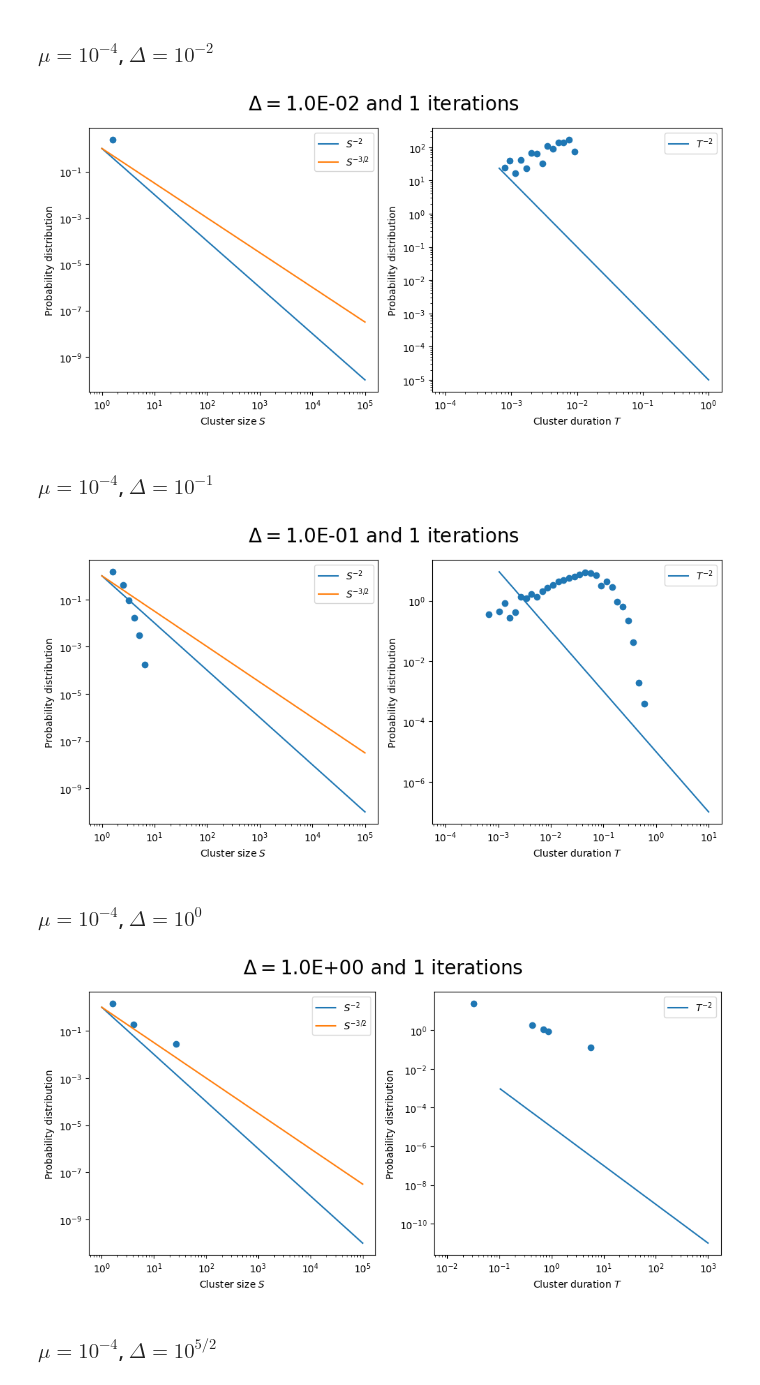
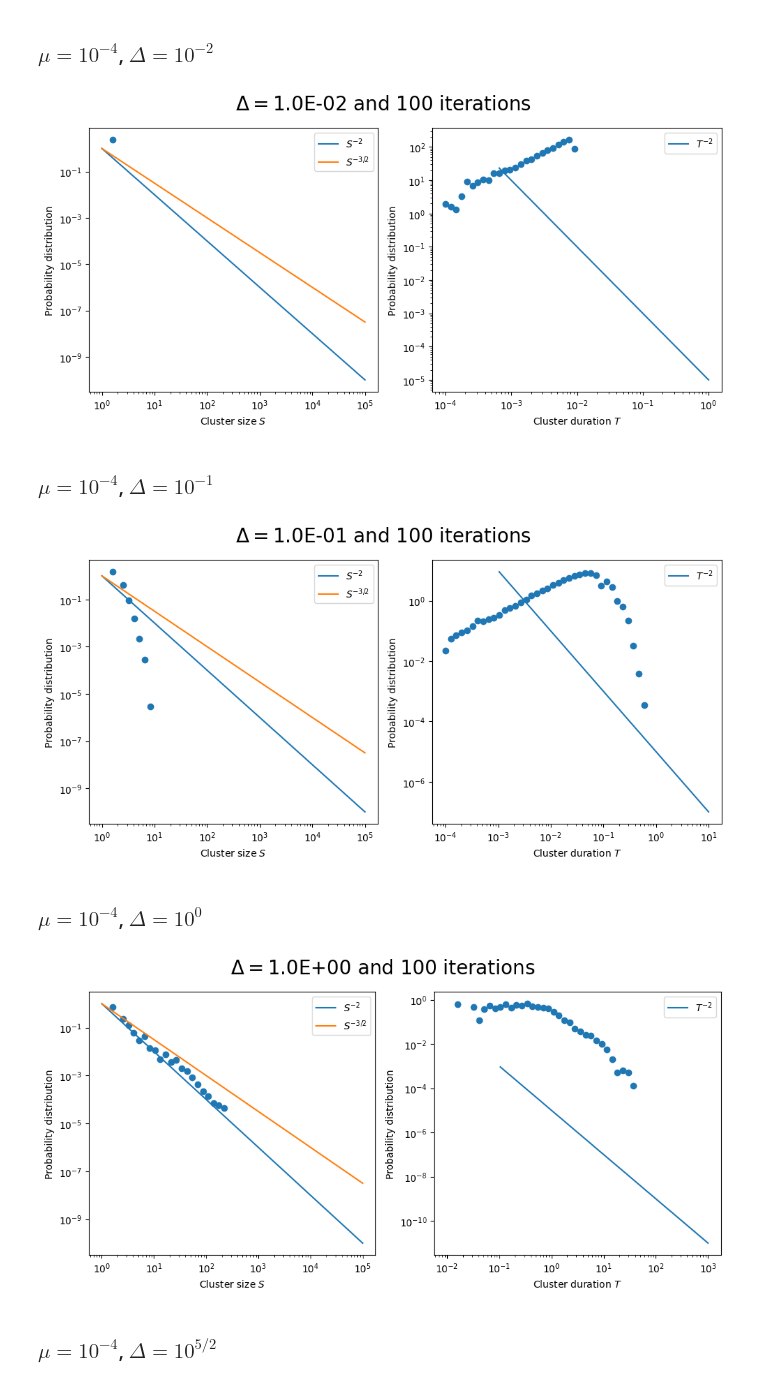
Before and after one commit to RivasAntonio/TFM, a Jupyter notebook: Códigos/Hawkes/Pruebas_modelo.ipynb, the cells around one changed output. Drawn from its saved outputs; the diff is of its cells as text; code cells hidden in the pictures.

Commit message:
Añadido clustersize*delta y pruebas nee=1

```diff
--- a/Códigos/Hawkes/Pruebas_modelo.ipynb
+++ b/Códigos/Hawkes/Pruebas_modelo.ipynb
@@ -1343,7 +1345,7 @@ fig.tight_layout()
 # %% [markdown]
 ### $\mu=10^{-4}$,  $\Delta=10^{-2}$
 # %%
-R = 10**0
+R = 10**2
 K = 10**5
 n = 1
 mu = 10**-4
@@ -1356,8 +1358,8 @@ for _ in range(R):
     _, cluster_sizes, cluster_times = identify_clusters_model(times, delta)
     all_cluster_sizes.extend(cluster_sizes)
     all_cluster_times.extend(cluster_times)
-#np.save(f'./data/model_n_EE=1_cluster_sizes_delta={delta:.1E}_R={R}_mu={mu:.1E}', all_cluster_sizes)
-#np.save(f'./data/model_n_EE=1_cluster_times_delta={delta:.1E}_R={R}_mu={mu:.1E}', all_cluster_times)
+np.save(f'./data/model_n_EE=1_cluster_sizes_delta={delta:.1E}_R={R}_mu={mu:.1E}', all_cluster_sizes)
+np.save(f'./data/model_n_EE=1_cluster_times_delta={delta:.1E}_R={R}_mu={mu:.1E}', all_cluster_times)
 
 
 s_bins = np.logspace(0, 5, num = 50, base = 10)
@@ -1394,11 +1396,11 @@ fig.suptitle(f'$\Delta=${delta:.1E} and ${R}$ iterations', fontsize=20)
 
 fig.tight_layout()
 # %% [output]
-[figure, old version]
+[figure, new version]
 # %% [markdown]
 ### $\mu=10^{-4}$,  $\Delta=10^{-1}$
 # %%
-R = 10**0
+R = 10**2
 K = 10**5
 n = 1
 mu = 10**-4
@@ -1411,8 +1413,8 @@ for _ in range(R):
     _, cluster_sizes, cluster_times = identify_clusters_model(times, delta)
     all_cluster_sizes.extend(cluster_sizes)
     all_cluster_times.extend(cluster_times)
-#np.save(f'./data/model_n_EE=1_cluster_sizes_delta={delta:.1E}_R={R}_mu={mu:.1E}', all_cluster_sizes)
-#np.save(f'./data/model_n_EE=1_cluster_times_delta={delta:.1E}_R={R}_mu={mu:.1E}', all_cluster_times)
+np.save(f'./data/model_n_EE=1_cluster_sizes_delta={delta:.1E}_R={R}_mu={mu:.1E}', all_cluster_sizes)
+np.save(f'./data/model_n_EE=1_cluster_times_delta={delta:.1E}_R={R}_mu={mu:.1E}', all_cluster_times)
 
 
 s_bins = np.logspace(0, 5, num = 50, base = 10)
@@ -1449,11 +1451,11 @@ fig.suptitle(f'$\Delta=${delta:.1E} and ${R}$ iterations', fontsize=20)
 
 fig.tight_layout()
 # %% [output]
-[figure, old version]
+[figure, new version]
 # %% [markdown]
 ### $\mu=10^{-4}$,  $\Delta=10^{0}$
 # %%
-R = 10**0
+R = 10**2
 K = 10**5
 n = 1
 mu = 10**-4
@@ -1466,8 +1468,8 @@ for _ in range(R):
     _, cluster_sizes, cluster_times = identify_clusters_model(times, delta)
     all_cluster_sizes.extend(cluster_sizes)
     all_cluster_times.extend(cluster_times)
-#np.save(f'./data/model_n_EE=1_cluster_sizes_delta={delta:.1E}_R={R}_mu={mu:.1E}', all_cluster_sizes)
-#np.save(f'./data/model_n_EE=1_cluster_times_delta={delta:.1E}_R={R}_mu={mu:.1E}', all_cluster_times)
+np.save(f'./data/model_n_EE=1_cluster_sizes_delta={delta:.1E}_R={R}_mu={mu:.1E}', all_cluster_sizes)
+np.save(f'./data/model_n_EE=1_cluster_times_delta={delta:.1E}_R={R}_mu={mu:.1E}', all_cluster_times)
 
 
 s_bins = np.logspace(0, 5, num = 50, base = 10)
@@ -1477,34 +1479,34 @@ y_t = t_bins**(-2)*10**-5
 y_s2 = s_bins**(-3/2)
 
 fig = plt.figure(figsize=(10, 5))
 axgrid = fig.add_gridspec(1,2)
 ax0 = fig.add_subplot(axgrid[0,0])
 ax1 = fig.add_subplot(axgrid[0,1])
 
 s_hist = np.histogram(all_cluster_sizes, bins=s_bins, density = True)
 ax0.scatter(s_bins[:-1], s_hist[0])
 ax0.plot(s_bins, y_s, label='$S^{-2}$')
 ax0.plot(s_bins, y_s2, label='$S^{-3/2}$')
 ax0.set_xscale('log')
 ax0.set_yscale('log')
 ax0.legend()
 ax0.set_xlabel('Cluster size $S$')
 ax0.set_ylabel('Probability distribution')
 
 t_hist = np.histogram(all_cluster_times, bins=t_bins, density = True)
 ax1.scatter(t_bins[:-1], t_hist[0])
 ax1.plot(t_bins[10:], y_t[10:], label='$T^{-2}$')
 ax1.set_xscale('log')
 ax1.set_yscale('log')
 ax1.set_xlabel('Cluster duration $T$')
 ax1.set_ylabel('Probability distribution')
 ax1.legend()
 
 fig.suptitle(f'$\Delta=${delta:.1E} and ${R}$ iterations', fontsize=20)
 
 fig.tight_layout()
 # %% [output]
-[figure, old version]
+[figure, new version]
 # %% [markdown]
 ### $\mu=10^{-4}$,  $\Delta=10^{5/2}$
 # %%
```
Also changed, not shown: parts of 24 cells of this notebook, 1 other file.
